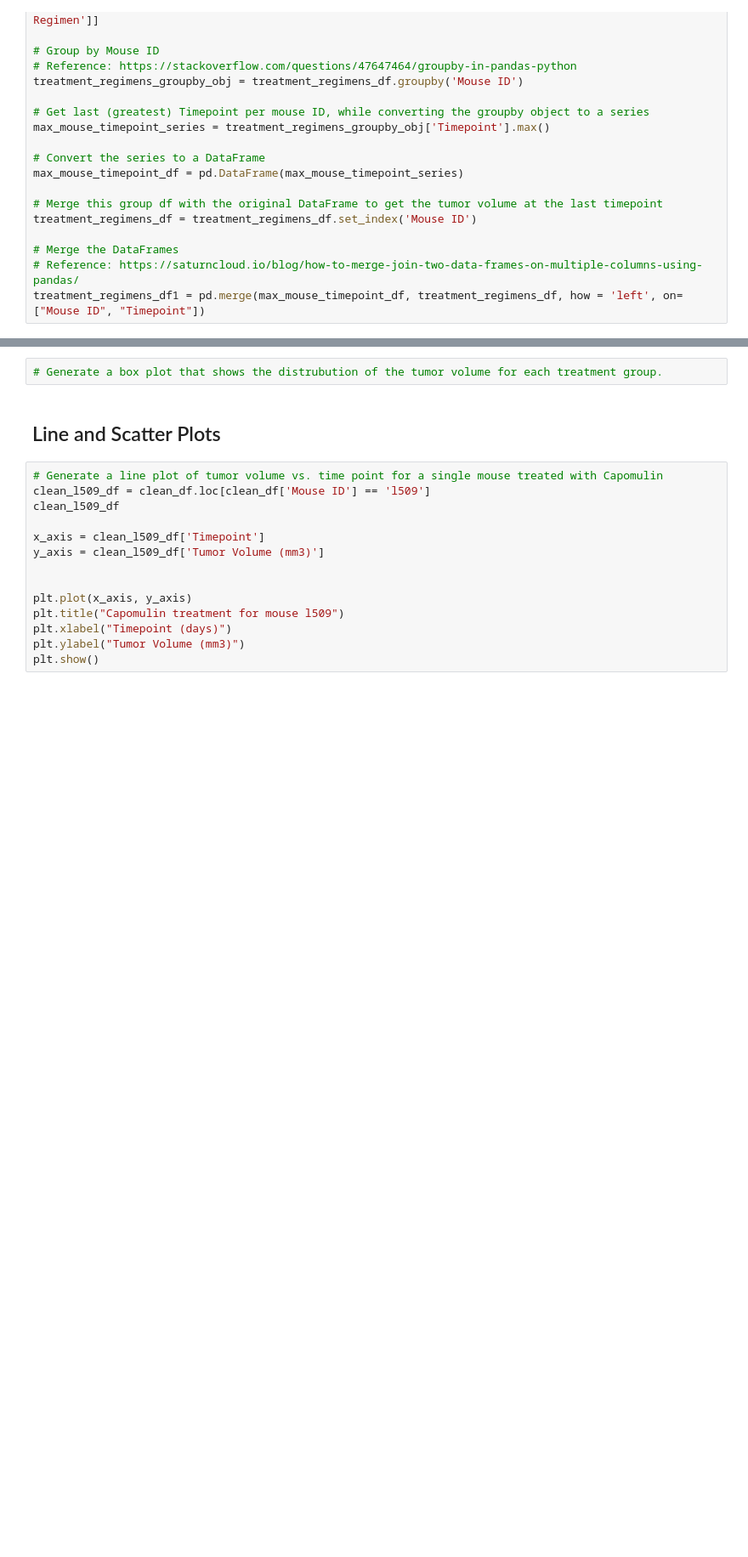
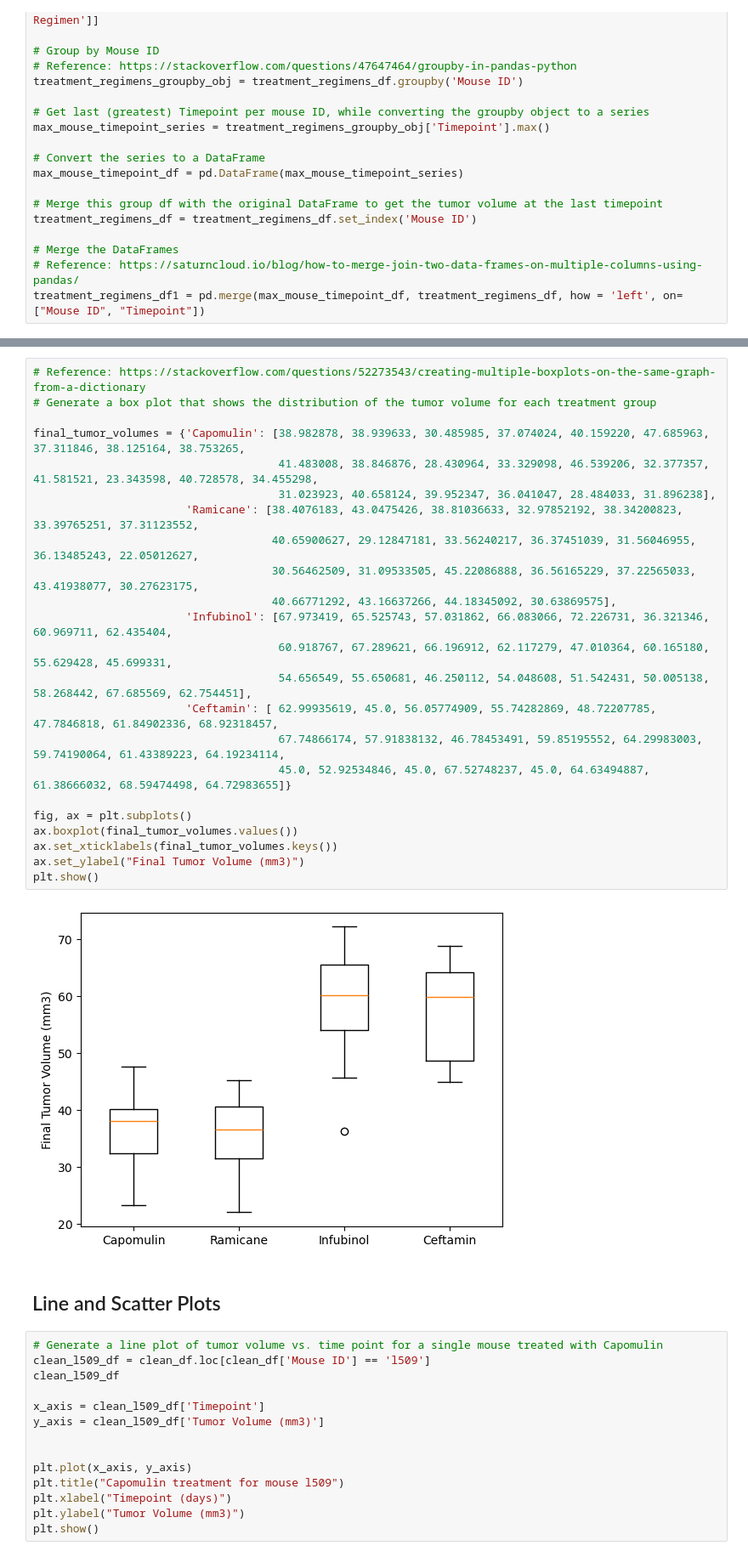
Before and after one commit to ElizabethDashwood/Pymaceuticals-challenge, a Jupyter notebook: Pymaceuticals/pymaceuticals_starter.ipynb, the cells around one changed output, grey strips where cells are left out. Shown at 85% size. Cells and saved outputs as stored; diff of their text form; blank space fills up the shorter version.

Commit message:
Draft code for boxplots

```diff
--- a/Pymaceuticals/pymaceuticals_starter.ipynb
+++ b/Pymaceuticals/pymaceuticals_starter.ipynb
@@ -289,7 +312,30 @@ tumor_volume = []
 
     # Determine outliers using upper and lower bounds
-# %%
-# Generate a box plot that shows the distrubution of the tumor volume for each treatment group.
+# %%
+# Reference: https://stackoverflow.com/questions/52273543/creating-multiple-boxplots-on-the-same-graph-from-a-dictionary
+# Generate a box plot that shows the distribution of the tumor volume for each treatment group
+
+final_tumor_volumes = {'Capomulin': [38.982878, 38.939633, 30.485985, 37.074024, 40.159220, 47.685963, 37.311846, 38.125164, 38.753265,
+                                     41.483008, 38.846876, 28.430964, 33.329098, 46.539206, 32.377357, 41.581521, 23.343598, 40.728578, 34.455298,
+                                     31.023923, 40.658124, 39.952347, 36.041047, 28.484033, 31.896238],
+                       'Ramicane': [38.4076183, 43.0475426, 38.81036633, 32.97852192, 38.34200823, 33.39765251, 37.31123552,
+                                    40.65900627, 29.12847181, 33.56240217, 36.37451039, 31.56046955, 36.13485243, 22.05012627,
+                                    30.56462509, 31.09533505, 45.22086888, 36.56165229, 37.22565033, 43.41938077, 30.27623175,
+                                    40.66771292, 43.16637266, 44.18345092, 30.63869575],
+                       'Infubinol': [67.973419, 65.525743, 57.031862, 66.083066, 72.226731, 36.321346, 60.969711, 62.435404,
+                                     60.918767, 67.289621, 66.196912, 62.117279, 47.010364, 60.165180, 55.629428, 45.699331,
+                                     54.656549, 55.650681, 46.250112, 54.048608, 51.542431, 50.005138, 58.268442, 67.685569, 62.754451],
+                       'Ceftamin': [ 62.99935619, 45.0, 56.05774909, 55.74282869, 48.72207785, 47.7846818, 61.84902336, 68.92318457,
+                                     67.74866174, 57.91838132, 46.78453491, 59.85195552, 64.29983003, 59.74190064, 61.43389223, 64.19234114,
+                                     45.0, 52.92534846, 45.0, 67.52748237, 45.0, 64.63494887, 61.38666032, 68.59474498, 64.72983655]}
+
+fig, ax = plt.subplots()
+ax.boxplot(final_tumor_volumes.values())
+ax.set_xticklabels(final_tumor_volumes.keys())
+ax.set_ylabel("Final Tumor Volume (mm3)")
+plt.show()
+# %% [output]
+[figure, added]
 # %% [markdown]
 ## Line and Scatter Plots
 # %%
```
Also changed, not shown: parts of 2 cells of this notebook.
